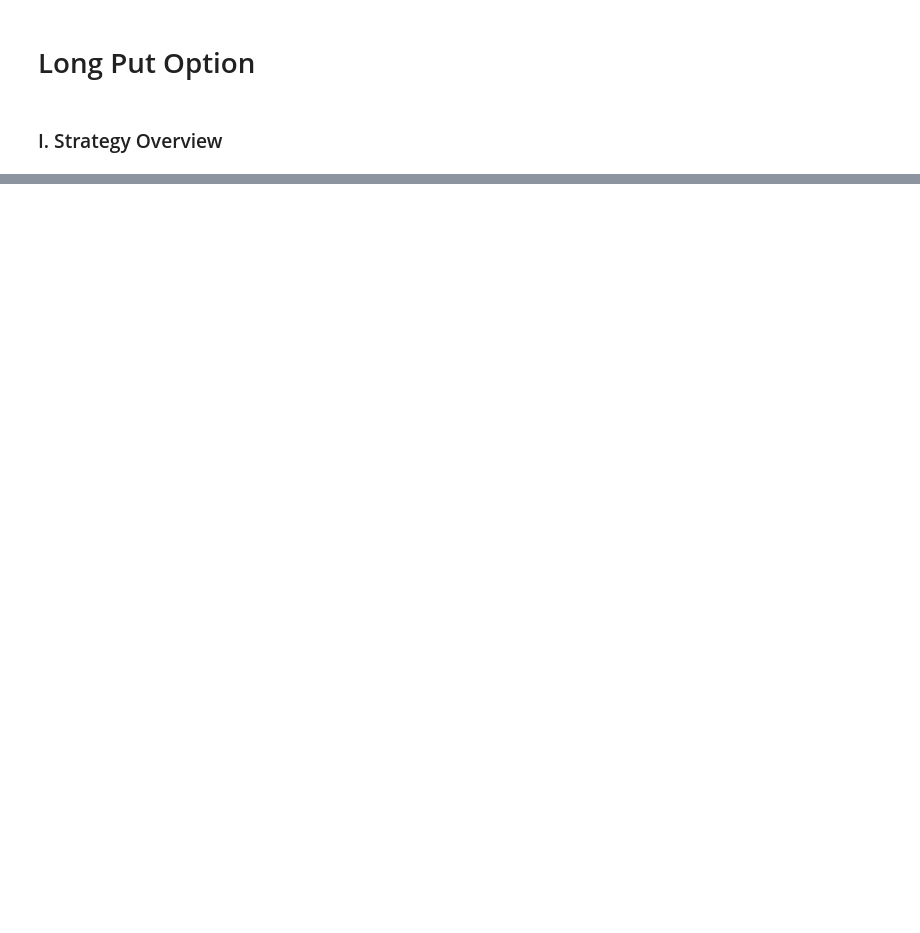
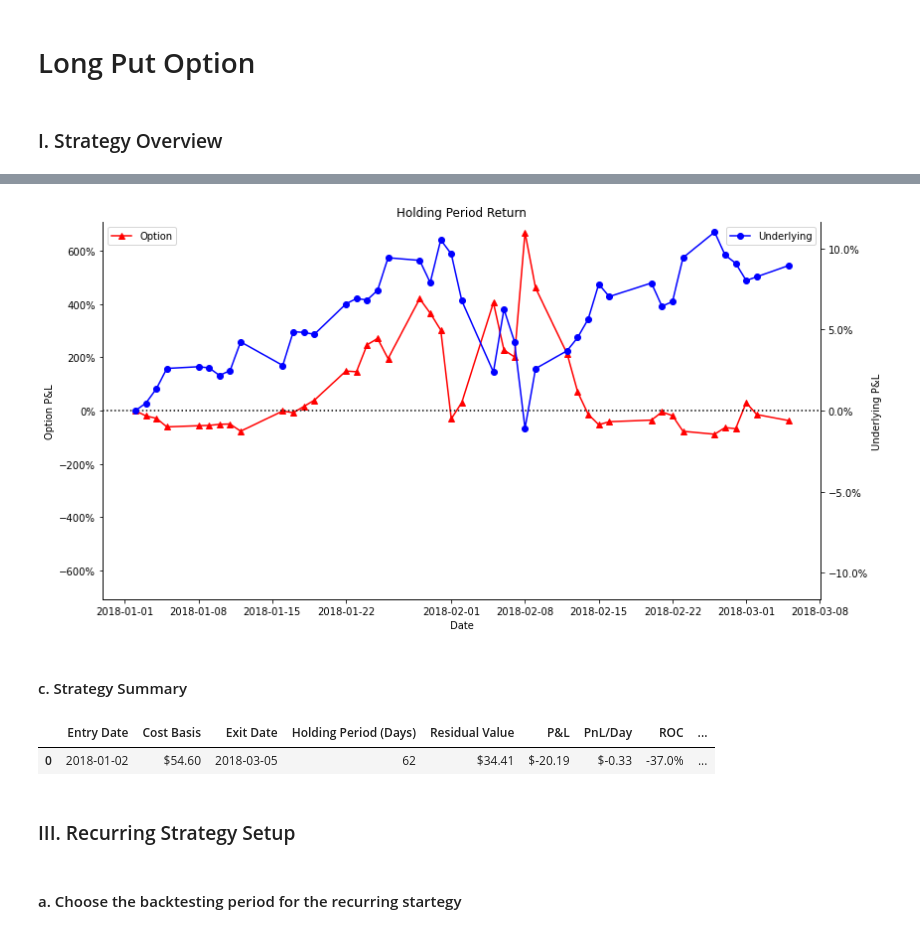
Before and after one commit to chen-albert-liang/Optegic, a Jupyter notebook: BearishStrategy/Long Put Option.ipynb, the cells around one changed output, grey strips where cells are left out. Saved outputs shown, nothing was run; the diff lists cells and outputs as text; code cells hidden in the pictures; blank space fills up the shorter version.

```diff
--- a/BearishStrategy/Long Put Option.ipynb
+++ b/BearishStrategy/Long Put Option.ipynb
@@ -148,0 +89,15 @@ win_rate = "{:.2%}".format(strategy_performance['Win'].sum()/len(strategy_perfor
+# %%
+bt1.plot_option_pnl()
+# %% [output]
+[figure, added]
+# %% [markdown]
+#### c. Strategy Summary
+# %%
+bt1.strategy_summary
+# %% [output]
+|  | Entry Date | Cost Basis | Exit Date | Holding Period (Days) | Residual Value | P&L | PnL/Day | ROC | ... |
+| 0 | 2018-01-02 | $54.60 | 2018-03-05 | 62 | $34.41 | $-20.19 | $-0.33 | -37.0% | ... |
+# %% [markdown]
+### III. Recurring Strategy Setup
+# %% [markdown]
+#### a. Choose the backtesting period for the recurring startegy
```
Also changed, not shown: parts of 63 cells of this notebook, 18 other files.
